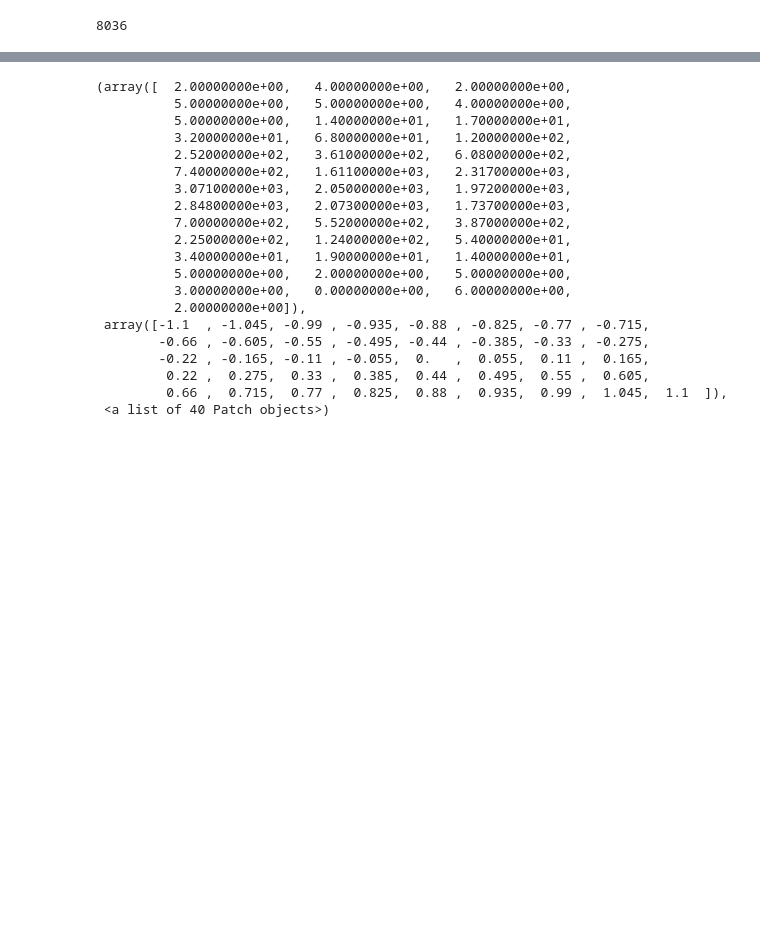
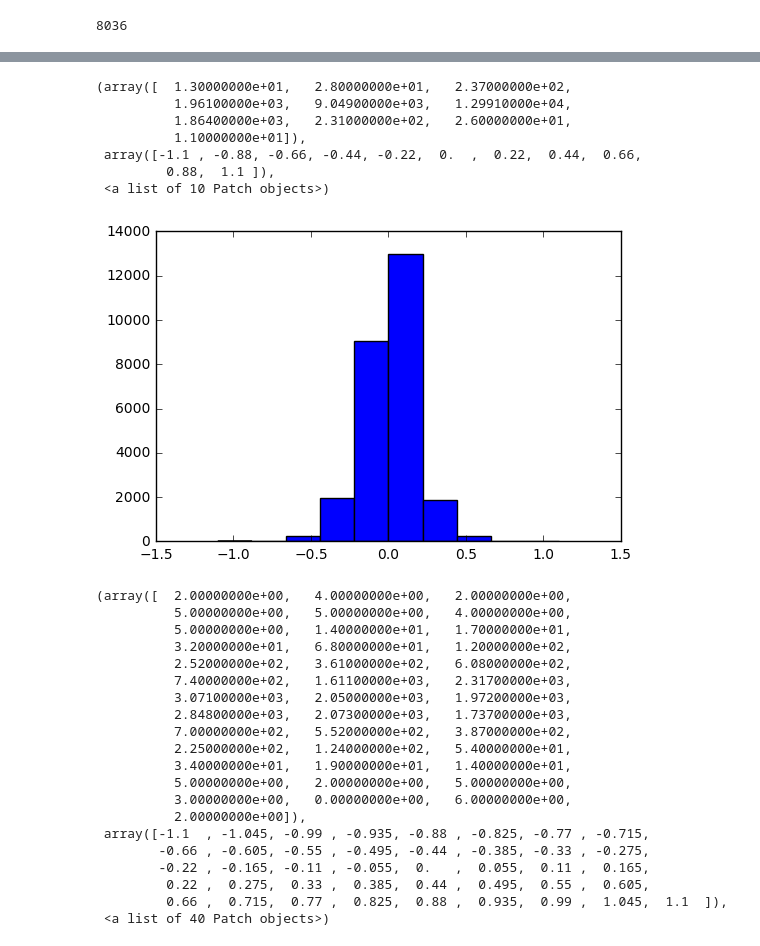
Before and after one commit to olegleyz/sdcnd-p3-behavioral-cloning-, a Jupyter notebook: workbook.ipynb, the cells around one changed output, grey strips where cells are left out. Drawn from its saved outputs; the diff is of its cells as text; code cells hidden in the pictures; blank space fills up the shorter version.

```diff
--- a/workbook.ipynb
+++ b/workbook.ipynb
@@ -60,14 +58,13 @@ len(data)
 # %%
 # choose left image is turn to the right, etc.
 #arr_size = len(data[data.steering>0]) + len (data[data.steering<0])
-arr_size = len(data[data.steering!=0])
-X_train=np.empty((6*arr_size,66,220,3))
-y_train=np.empty((6*arr_size))
+arr_size = 6*len(data[data.steering!=0])+len(data[data.steering==0])
+X_train=np.empty((arr_size,66,220,3))
+y_train=np.empty((arr_size))
 
 koef=1.1
 
 for i,val in enumerate(data[data.steering!=0].iterrows()):
-
         X_train[6*i] = plt.imread(data_dir + val[1].center.strip())[74:74+66,50:270,:]
         y_train[6*i] = val[1].steering
 
@@ -98,3 +95,8 @@ for i,val in enumerate(data[data.steering!=0].iterrows()):
 
             X_train[6*i+5] = X_train[6*i+3][:,::-1]
             y_train[6*i+5] = y_train[6*i+3]*-1
+
+
+for i,val in enumerate(data[data.steering==0].iterrows()):
+        X_train[i + 6*len(data[data.steering!=0])] = plt.imread(data_dir + val[1].center.strip())[74:74+66,50:270,:]
+        y_train[i + 6*len(data[data.steering!=0])] = 0.0
@@ -104,3 +103,14 @@ for i,val in enumerate(data[data.steering!=0].iterrows()):
+# %%
+plt.hist(y_train)
+# %% [output]
+(array([  1.30000000e+01,   2.80000000e+01,   2.37000000e+02,
+          1.96100000e+03,   9.04900000e+03,   1.29910000e+04,
+          1.86400000e+03,   2.31000000e+02,   2.60000000e+01,
+          1.10000000e+01]),
+ array([-1.1 , -0.88, -0.66, -0.44, -0.22,  0.  ,  0.22,  0.44,  0.66,
+         0.88,  1.1 ]),
+ <a list of 10 Patch objects>)
+[figure, added]
 # %%
 # choose left image is turn to the right, etc.
 arr_size = len(data[data.steering>0]) + len (data[data.steering<0])
```
Also changed, not shown: parts of 5 cells of this notebook, 2 other files.
